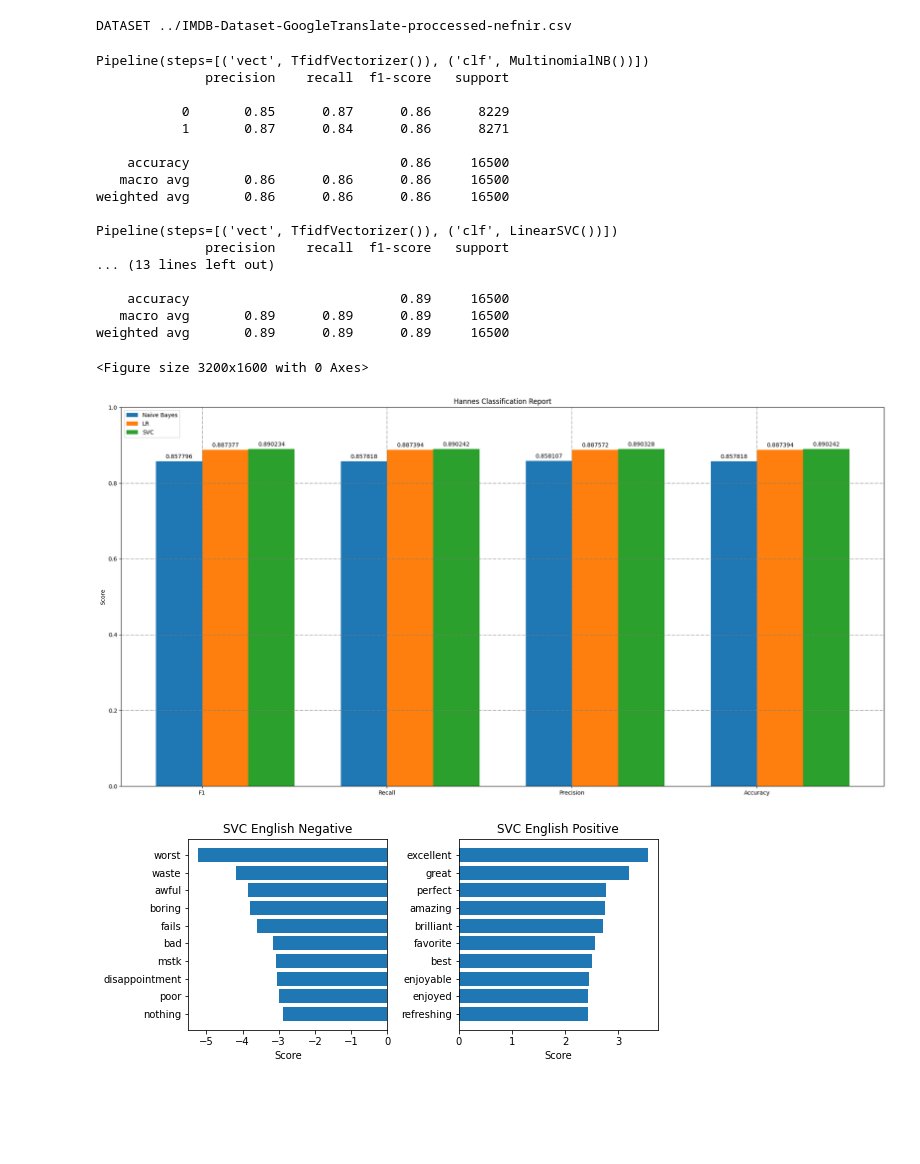
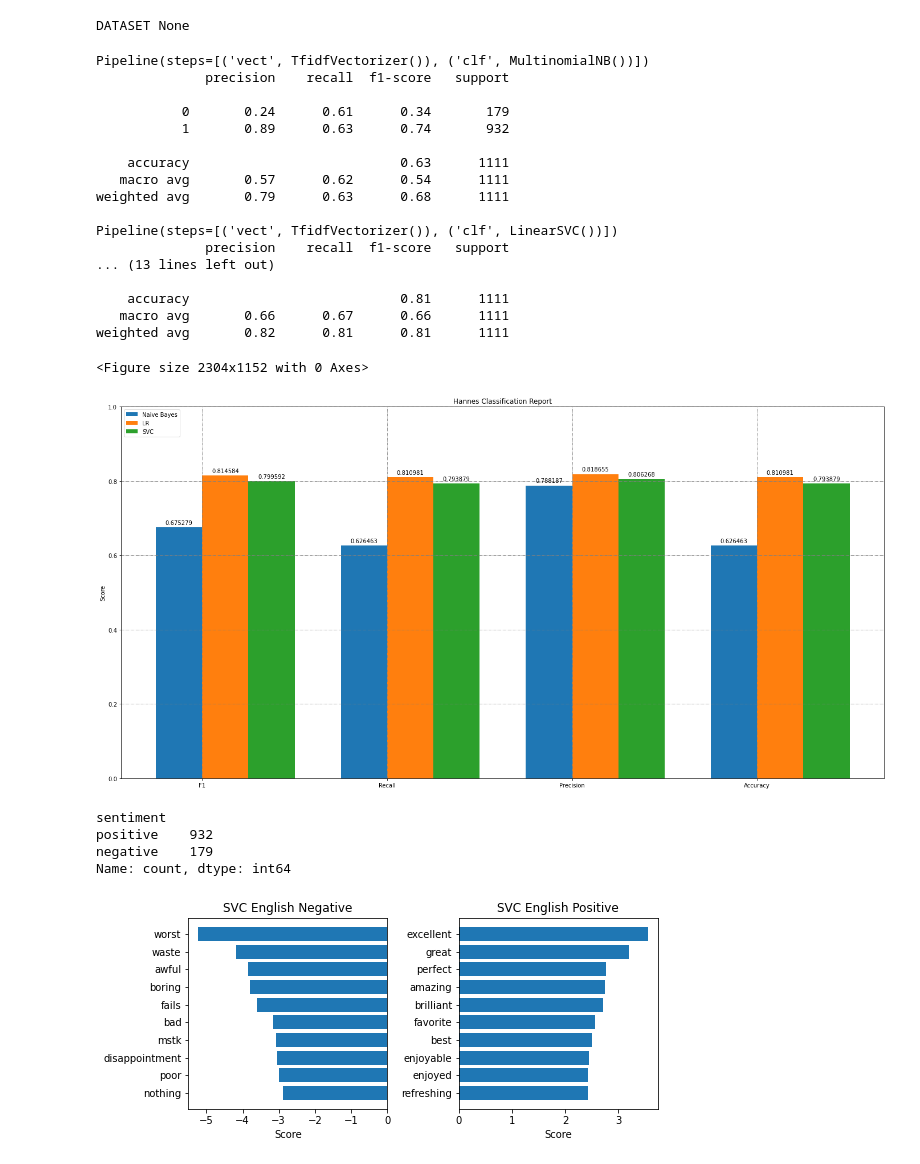
Before and after one commit to cadia-lvl/sentiment-analysis, a Jupyter notebook: src/BaselineClassifiersBinary.ipynb, the cells around one changed output. Cells and saved outputs as stored; diff of their text form; code cells hidden in the pictures; blank space fills up the shorter version.

Commit message:
Progress report and final report

```diff
--- a/src/BaselineClassifiersBinary.ipynb
+++ b/src/BaselineClassifiersBinary.ipynb
@@ -128,46 +128,73 @@ def plot_f1(f1s, title):
     ax.set_title(title)
     ax.set_xticks(x + width / 2, ("F1", "Recall", "Precision", "Accuracy"))
     plt.legend(loc='upper left')
     plt.savefig("%s.png" % title.replace(" ", "_"))
     ax.set_ylim(0, 1)
 
     plt.show()
 
 
 #data = classify("../IMDB-Dataset-GoogleTranslate-Processed.csv")
 #data2, nb_mideind, svc_mideind, lr_mideind = classify("../IMDB-Dataset-MideindTranslate-proccessed-nefnir.csv")
 #data3, nb_google, svc_google, lr_google = classify("../IMDB-Dataset-GoogleTranslate-proccessed-nefnir.csv")
-#data1, nb_english, svc_english, lr_english = classify("../IMDB-Dataset-Processed.csv")
+data1, nb_english, svc_english, lr_english = classify("../IMDB-Dataset-Processed.csv")
 
 
 data4, nb_hannes, svc_hannes, lr_hannes = classify(None, "../IMDB-Dataset-GoogleTranslate-proccessed-nefnir.csv", "../Hannes-Movie-Reviews-proccessed-nefnir-sentiment.csv")
 
+#data4, nb_hannes, svc_hannes, lr_hannes = classify("../Hannes-Movie-Reviews-proccessed-nefnir-sentiment.csv")
 
-#plot_f1(data1, "English Classification Report")
+plot_f1(data1, "English Classification Report")
 #plot_f1(data2, "Icelandic Miðeind Classification Report")
 #plot_f1(data3, "Icelandic Google Classification Report")
 plot_f1(data4, "Hannes Classification Report")
 # %% [output]
-DATASET ../IMDB-Dataset-GoogleTranslate-proccessed-nefnir.csv
+DATASET None
 Pipeline(steps=[('vect', TfidfVectorizer()), ('clf', MultinomialNB())])
               precision    recall  f1-score   support
 
-           0       0.85      0.87      0.86      8229
-           1       0.87      0.84      0.86      8271
+           0       0.24      0.61      0.34       179
+           1       0.89      0.63      0.74       932
 
-    accuracy                           0.86     16500
-   macro avg       0.86      0.86      0.86     16500
-weighted avg       0.86      0.86      0.86     16500
+    accuracy                           0.63      1111
+   macro avg       0.57      0.62      0.54      1111
+weighted avg       0.79      0.63      0.68      1111
 
 Pipeline(steps=[('vect', TfidfVectorizer()), ('clf', LinearSVC())])
               precision    recall  f1-score   support
 ... (13 lines left out)
 
-    accuracy                           0.89     16500
-   macro avg       0.89      0.89      0.89     16500
-weighted avg       0.89      0.89      0.89     16500
+    accuracy                           0.81      1111
+   macro avg       0.66      0.67      0.66      1111
+weighted avg       0.82      0.81      0.81      1111
-<Figure size 3200x1600 with 0 Axes>
+<Figure size 2304x1152 with 0 Axes>
-[figure, old version]
+[figure, new version]
+# %%
+import pandas as pd
+
+df = pd.read_csv("../Hannes-Movie-Reviews-proccessed-nefnir.csv")
+df.drop(['Unnamed: 0', 'id'], axis=1, inplace=True)
+
+
+#df.assign(condition=lambda d: ('positive' if d['sentiment'] > 6 else 'negative'))
+
+# 6-7-8-9-10
+# 1-2-3-4-5
+for sentiment in df["sentiment"]:
+    if sentiment >= 6:
+        df["sentiment"].replace(sentiment, "positive", inplace=True)
+    else:
+        df["sentiment"].replace(sentiment, "negative", inplace=True)
+
+df["sentiment"].value_counts()
+
+
+#df.to_csv("../Hannes-Movie-Reviews-proccessed-nefnir-sentiment.csv")
+# %% [output]
+sentiment
+positive    932
+negative    179
+Name: count, dtype: int64
 # %%
 
 
```
Also changed, not shown: 5 other files.
